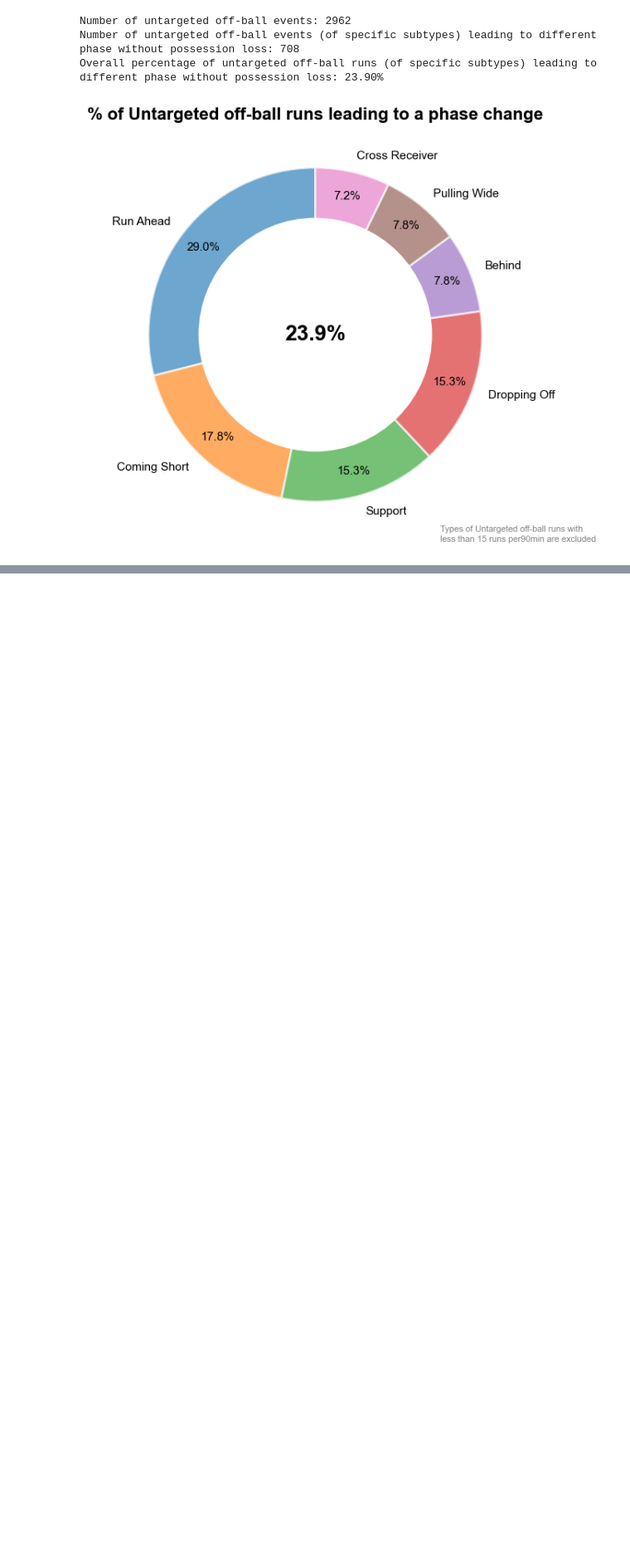
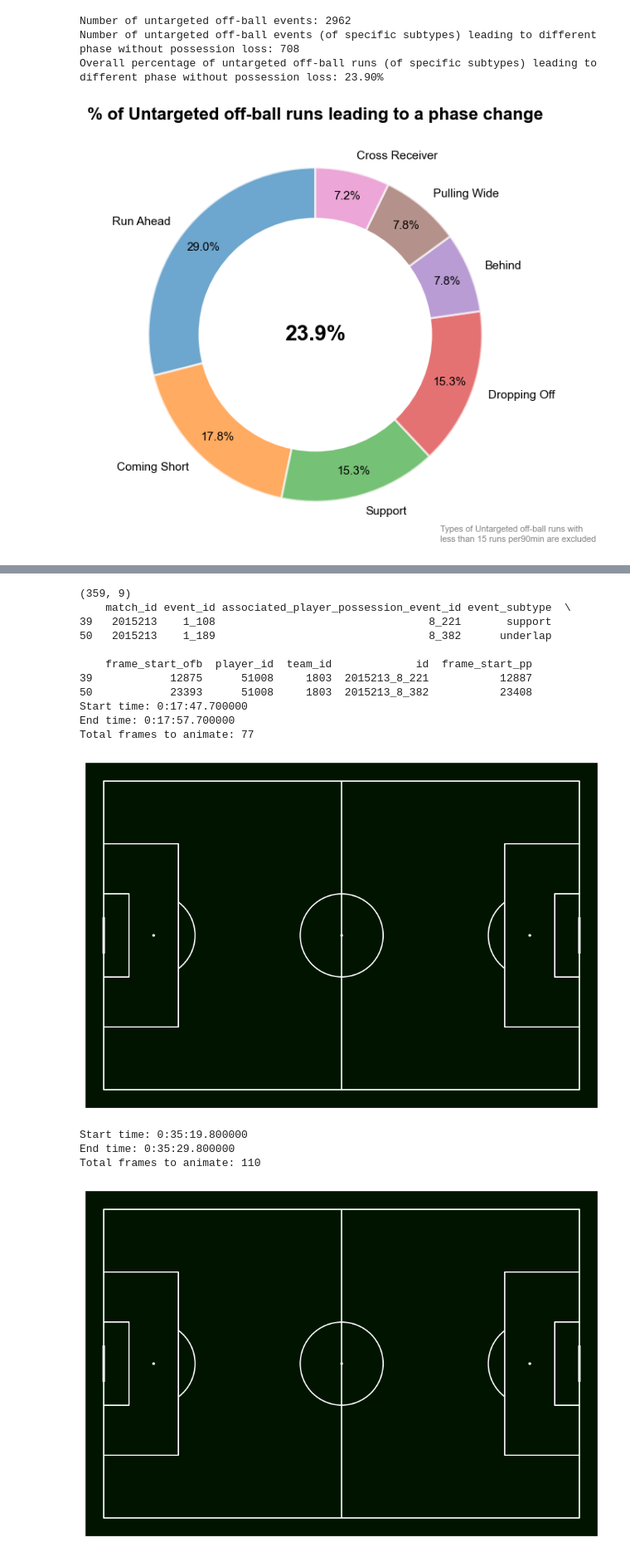
Before and after one commit to GabrielGausachs/analytics_cup_research, a Jupyter notebook: src/Utils/main.ipynb, the cells around one changed output, grey strips where cells are left out. Shown at 83% size. Cells and saved outputs as stored; diff of their text form; code cells hidden in the pictures; blank space fills up the shorter version.

```diff
--- a/src/Utils/main.ipynb
+++ b/src/Utils/main.ipynb
@@ -985,0 +1158,23 @@ def visualizing_play(event,all_tracking):
+# %%
+print(untargeted_leads_goal.shape)
+print(untargeted_leads_goal[untargeted_leads_goal["player_id"] == 51008])  # jersey no 6
+for idx, example in untargeted_leads_goal.iterrows():
+    if example["player_id"] == 51008:  # jersey no 6
+        visualizing_play(example, all_tracking, save_path=f'off_ball_run_example_{idx}.mp4', interval=50)
+# %% [output]
+(359, 9)
+    match_id event_id associated_player_possession_event_id event_subtype  \
+39   2015213    1_108                                 8_221       support
+50   2015213    1_189                                 8_382      underlap
+
+    frame_start_ofb  player_id  team_id             id  frame_start_pp
+39            12875      51008     1803  2015213_8_221           12887
+50            23393      51008     1803  2015213_8_382           23408
+Start time: 0:17:47.700000
+End time: 0:17:57.700000
+Total frames to animate: 77
+[figure, added]
+Start time: 0:35:19.800000
+End time: 0:35:29.800000
+Total frames to animate: 110
+[figure, added]
```
Also changed, not shown: parts of 8 cells of this notebook, 1 other file.
